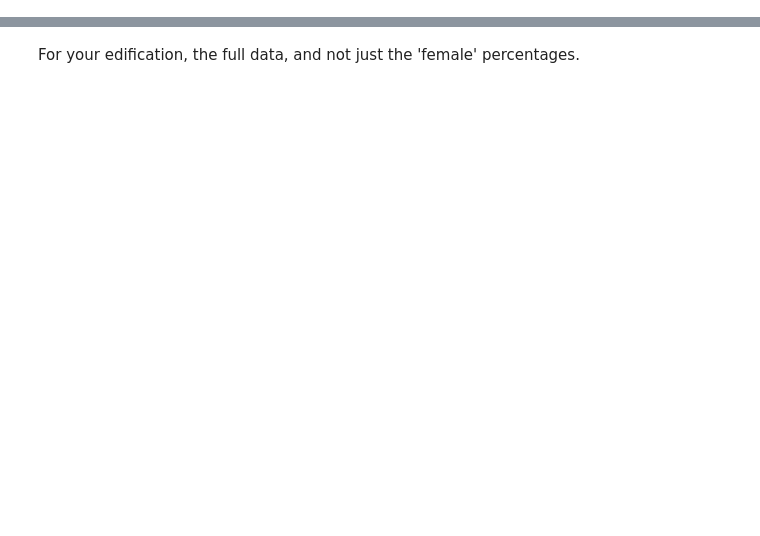
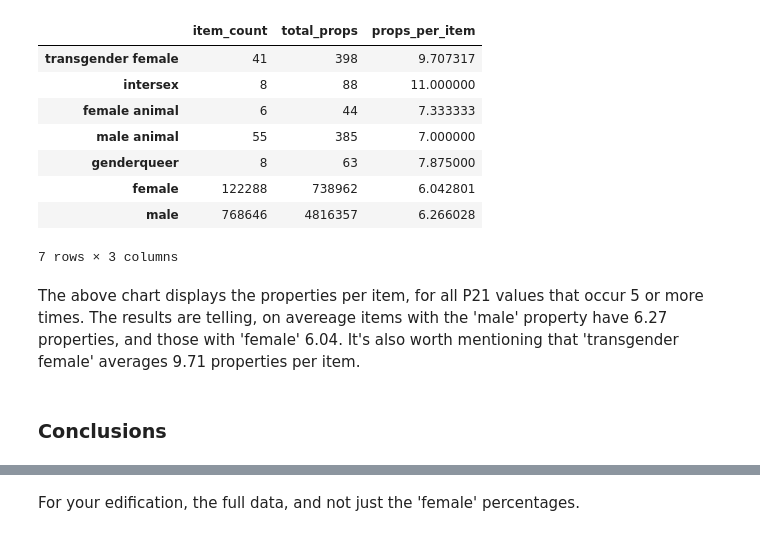
Before and after one commit to notconfusing/wikidataSex, a Jupyter notebook: ratio_analysis/Sex Ratios By Language May 2014.ipynb, the cells around one changed output, grey strips where cells are left out. Cells and saved outputs as stored; diff of their text form; code cells hidden in the pictures; blank space fills up the shorter version.

```diff
--- a/ratio_analysis/Sex Ratios By Language May 2014.ipynb
+++ b/ratio_analysis/Sex Ratios By Language May 2014.ipynb
@@ -17,0 +157,16 @@ Research Q's
+# %%
+sex_props_df[sex_props_df['item_count'] > 5]
+# %% [output]
+|  | item_count | total_props | props_per_item |
+| transgender female | 41 | 398 | 9.707317 |
+| intersex | 8 | 88 | 11.000000 |
+| female animal | 6 | 44 | 7.333333 |
+| male animal | 55 | 385 | 7.000000 |
+| genderqueer | 8 | 63 | 7.875000 |
+| female | 122288 | 738962 | 6.042801 |
+| male | 768646 | 4816357 | 6.266028 |
+7 rows × 3 columns
+# %% [markdown]
+The above chart displays the properties per item, for all P21 values that occur 5 or more times. The results are telling, on avereage items with the 'male' property have 6.27 properties, and those with 'female' 6.04. It's also worth mentioning that 'transgender female' averages 9.71 properties per item.
+# %% [markdown]
+### Conclusions
```
Also changed, not shown: parts of 56 cells of this notebook.
